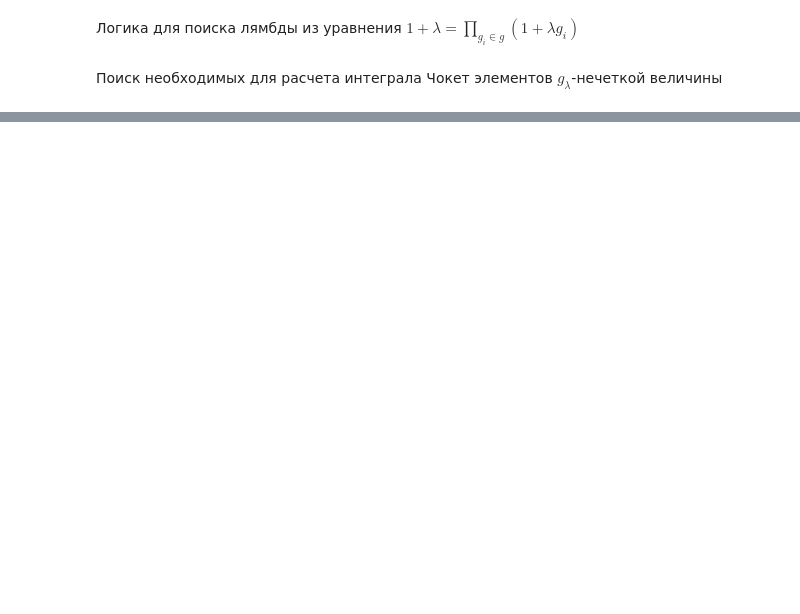
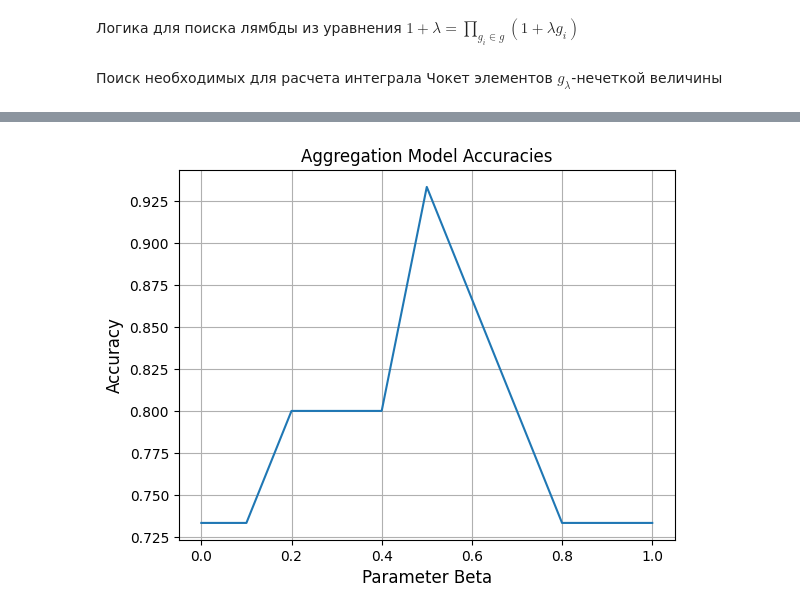
Before and after one commit to RinokuS/aggregation-operators-for-face-recognition, a Jupyter notebook: AOfFC.ipynb, the cells around one changed output, grey strips where cells are left out. Drawn from its saved outputs; the diff is of its cells as text; code cells hidden in the pictures; blank space fills up the shorter version.

```diff
--- a/AOfFC.ipynb
+++ b/AOfFC.ipynb
@@ -361,11 +363,12 @@ accuracies
  0.6,
  0.6666666666666666]
 # %%
-beta = 0.4
-g = []
+def get_g(beta, accuracies):
+    g = []
 
-for i in range(0, 7):
-    if i == 0:
-        g.append(accuracies[i] * beta)
-    else:
-        g.append(accuracies[i] * (1. - beta))
+    for i in range(0, 7):
+        if i == 0:
+            g.append(accuracies[i] * beta)
+        else:
+            g.append(accuracies[i] * (1. - beta))
+    return g
@@ -405,9 +396,12 @@ actual_lambda = get_lambda(g)
 # %% [markdown]
 Поиск необходимых для расчета интеграла Чокет элементов $g_{\lambda}$-нечеткой величины
 # %%
-g_A = [
-    g[0]
-]
+def get_g_A(g, lambda_value):
+    g_A = [
+        g[0]
+    ]
 
-for i in range(1, 7):
-    g_A.append(g_A[i - 1] + g[i] + actual_lambda * g_A[i - 1] * g[i])
+    for i in range(1, 7):
+        g_A.append(g_A[i - 1] + g[i] + lambda_value * g_A[i - 1] * g[i])
+
+    return g_A
@@ -470,0 +453,9 @@ accuracy_score(y_test[i], y_pred)
+# %%
+betas = [0., 0.1, 0.2, 0.3, 0.4, 0.5, 0.6, 0.7, 0.8, 0.9, 1.]
+aggregation_accuracies = []
+
+for beta in betas:
+    g = get_g(beta, accuracies)
+    g_A = get_g_A(g, get_lambda(g))
+
+    aggregation_accuracies.append(eval_accuracy(classifiers, X_train, X_test, y_train, y_test, g_A, beta))
@@ -470,0 +474,8 @@ accuracy_score(y_test[i], y_pred)
+# %%
+plt.plot(betas, aggregation_accuracies)
+plt.title("Aggregation Model Accuracies")
+plt.xlabel('Parameter Beta', fontsize=12)
+plt.ylabel('Accuracy', fontsize=12)
+plt.grid(True)
+# %% [output]
+[figure, added]
```
Also changed, not shown: parts of 7 cells of this notebook.
